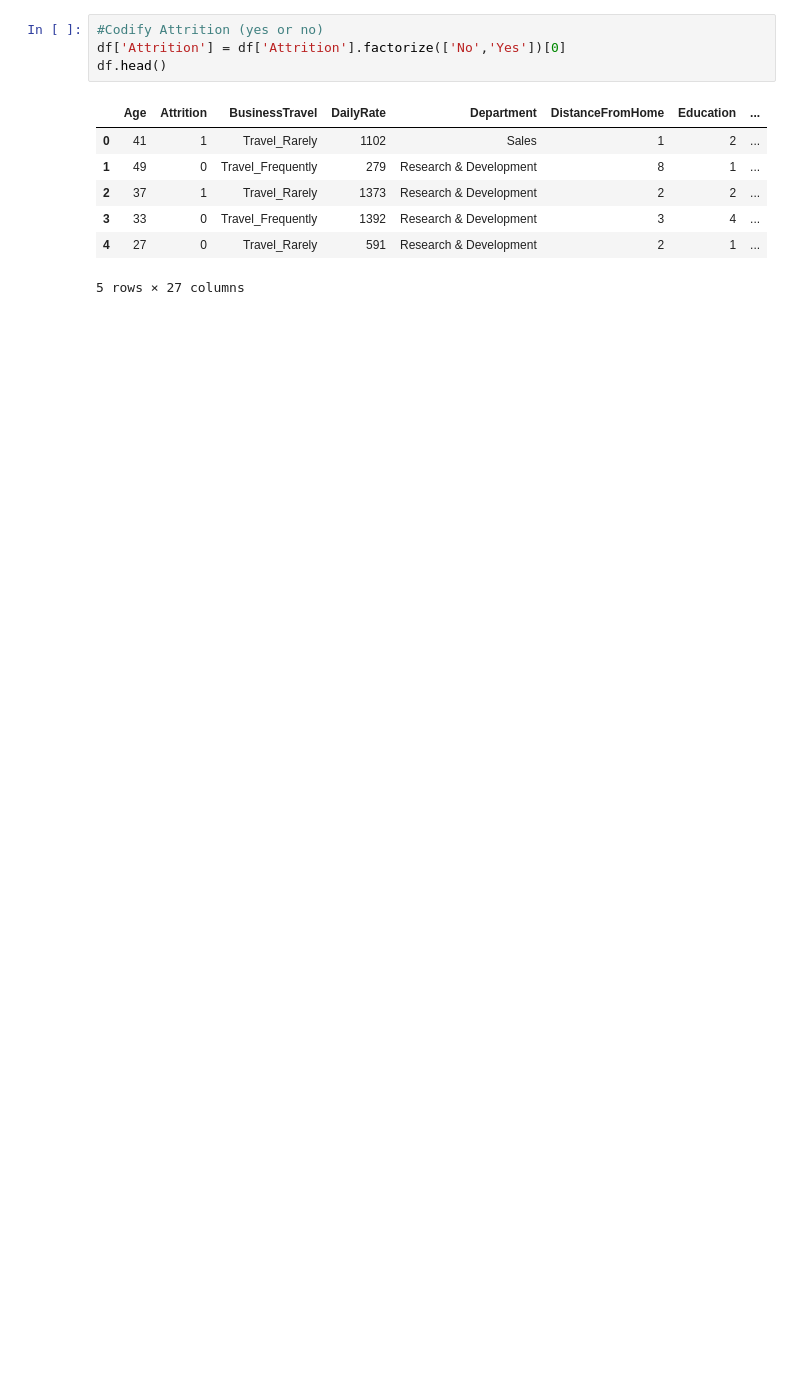
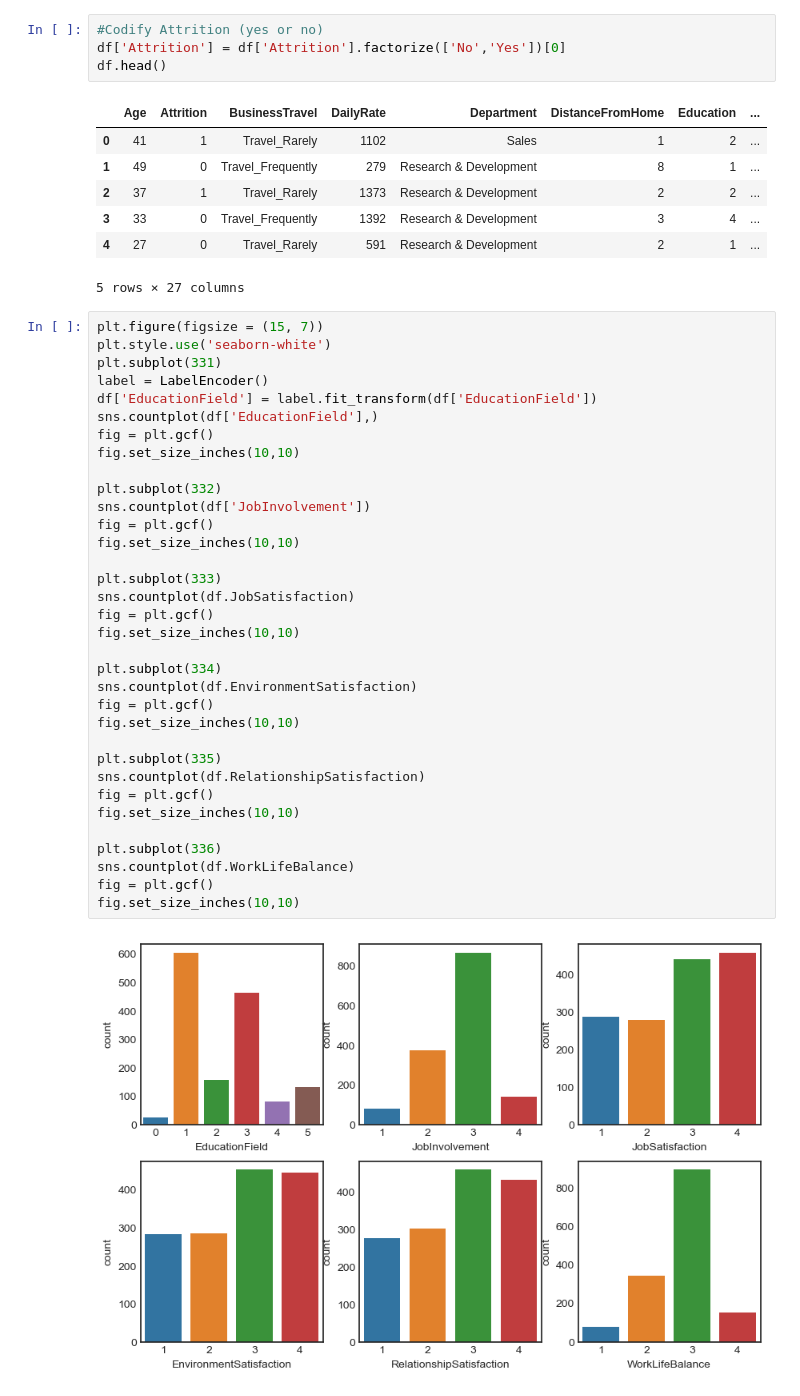
Before and after one commit to marcpalumbo/Great_Resignation_Analysis, a Jupyter notebook: Attrition_Visualization.ipynb, the cells around one changed output. Drawn from its saved outputs; the diff is of its cells as text; blank space fills up the shorter version.

Commit message:
update Attrition Visualizations with summary charts.

```diff
--- a/Attrition_Visualization.ipynb
+++ b/Attrition_Visualization.ipynb
@@ -69,3 +77,39 @@ df.head()
 | 3 | 33 | 0 | Travel_Frequently | 1392 | Research & Development | 3 | 4 | ... |
 | 4 | 27 | 0 | Travel_Rarely | 591 | Research & Development | 2 | 1 | ... |
 5 rows × 27 columns
+# %%
+plt.figure(figsize = (15, 7))
+plt.style.use('seaborn-white')
+plt.subplot(331)
+label = LabelEncoder()
+df['EducationField'] = label.fit_transform(df['EducationField'])
+sns.countplot(df['EducationField'],)
+fig = plt.gcf()
+fig.set_size_inches(10,10)
+
+plt.subplot(332)
+sns.countplot(df['JobInvolvement'])
+fig = plt.gcf()
+fig.set_size_inches(10,10)
+
+plt.subplot(333)
+sns.countplot(df.JobSatisfaction)
+fig = plt.gcf()
+fig.set_size_inches(10,10)
+
+plt.subplot(334)
+sns.countplot(df.EnvironmentSatisfaction)
+fig = plt.gcf()
+fig.set_size_inches(10,10)
+
+plt.subplot(335)
+sns.countplot(df.RelationshipSatisfaction)
+fig = plt.gcf()
+fig.set_size_inches(10,10)
+
+plt.subplot(336)
+sns.countplot(df.WorkLifeBalance)
+fig = plt.gcf()
+fig.set_size_inches(10,10)
+# %% [output]
+[figure, added]
```
Also changed, not shown: parts of 1 cell of this notebook.
